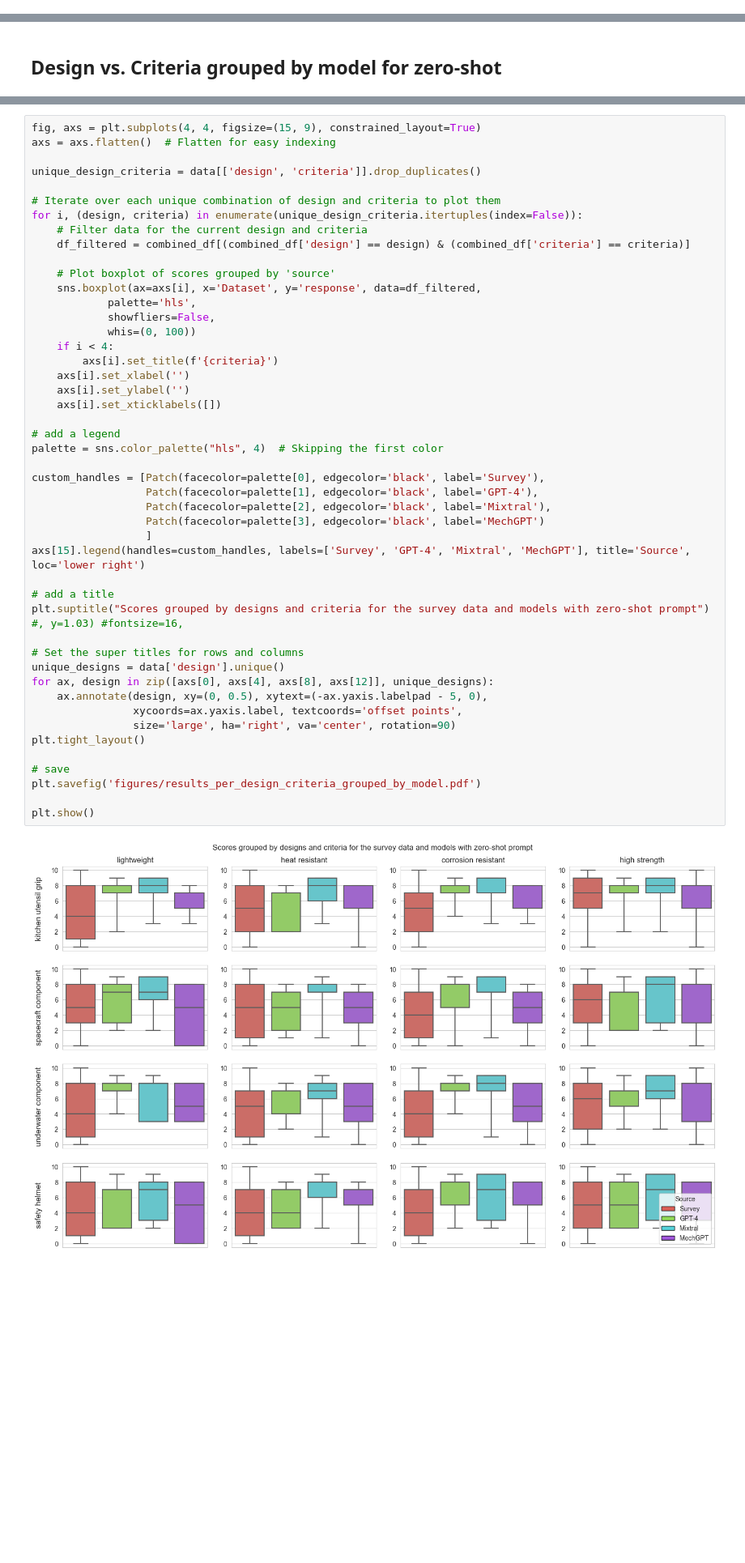
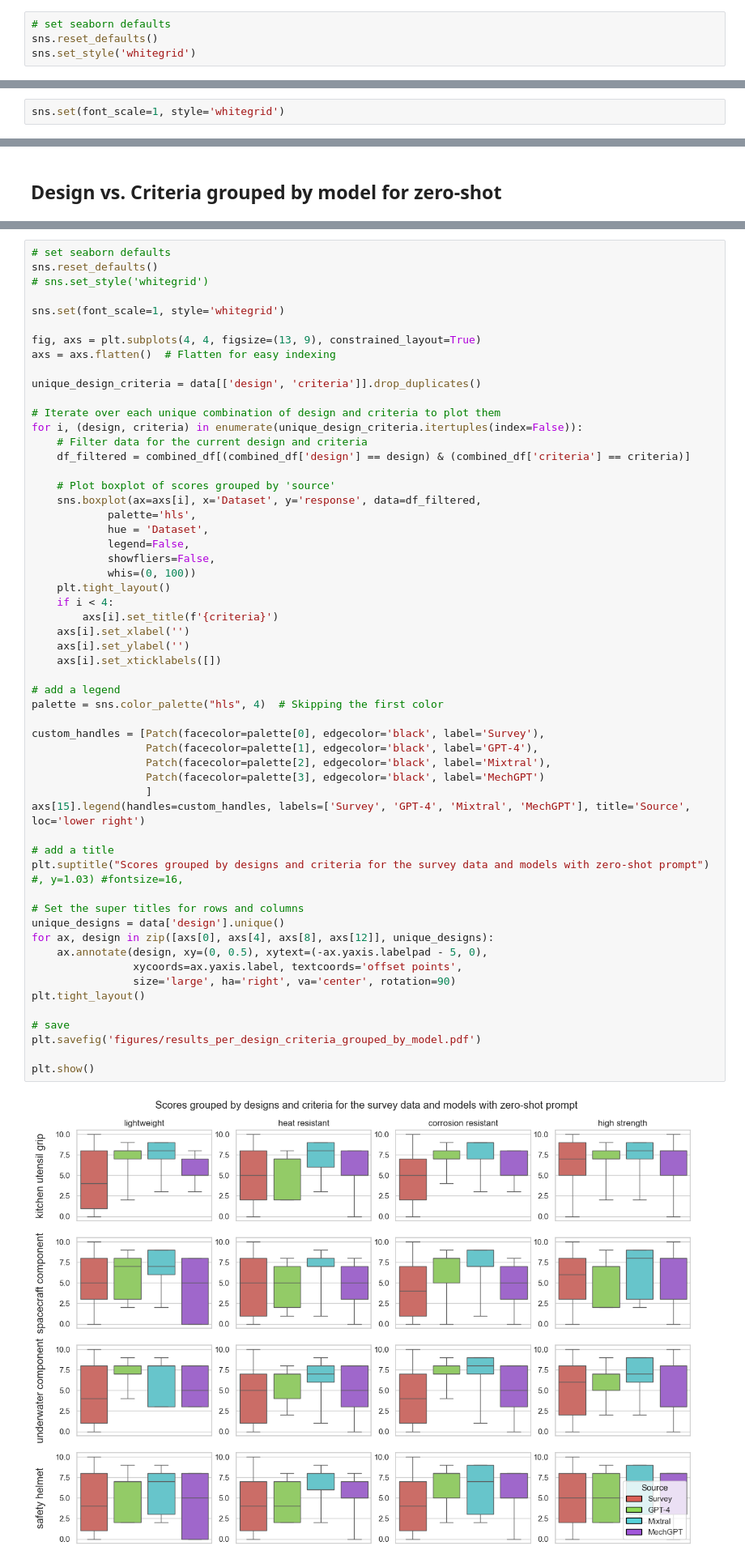
Before and after one commit to grndnl/llm_material_selection_jcise, a Jupyter notebook: evaluation/aggregate_results.ipynb, the cells around one changed output, grey strips where cells are left out. Shown: that part at 81% size. Drawn from its saved outputs; the diff is of its cells as text; blank space fills up the shorter version.

```diff
--- a/evaluation/aggregate_results.ipynb
+++ b/evaluation/aggregate_results.ipynb
@@ -19,2 +22,6 @@ combined_df = pd.concat([survey, gpt4, mixtral, melm])
+# %%
+# set seaborn defaults
+sns.reset_defaults()
+sns.set_style('whitegrid')
 # %%
 # Recreate the box and whisker plot with updated dataset names and excluding outliers
@@ -159,6 +168,8 @@ plt.show()
 [figure]
 # %% [markdown]
 ## Plotting NaN responses
+# %%
+sns.set(font_scale=1, style='whitegrid')
 # %%
 # Load the CSV file
 file_path = '../data/survey_responses_mapped.csv'
@@ -260,7 +269,13 @@ plt.show()
 # %% [output]
 [figure]
 # %%
-fig, axs = plt.subplots(4, 4, figsize=(15, 9), constrained_layout=True)
+# set seaborn defaults
+sns.reset_defaults()
+# sns.set_style('whitegrid')
+
+sns.set(font_scale=1, style='whitegrid')
+
+fig, axs = plt.subplots(4, 4, figsize=(13, 9), constrained_layout=True)
 axs = axs.flatten()  # Flatten for easy indexing
 
 unique_design_criteria = data[['design', 'criteria']].drop_duplicates()
@@ -273,41 +288,44 @@ for i, (design, criteria) in enumerate(unique_design_criteria.itertuples(index=F
     # Plot boxplot of scores grouped by 'source'
     sns.boxplot(ax=axs[i], x='Dataset', y='response', data=df_filtered,
             palette='hls',
+            hue = 'Dataset',
+            legend=False,
             showfliers=False,
             whis=(0, 100))
+    plt.tight_layout()
     if i < 4:
         axs[i].set_title(f'{criteria}')
     axs[i].set_xlabel('')
     axs[i].set_ylabel('')
     axs[i].set_xticklabels([])
 
 # add a legend
 palette = sns.color_palette("hls", 4)  # Skipping the first color
 
 custom_handles = [Patch(facecolor=palette[0], edgecolor='black', label='Survey'),
                   Patch(facecolor=palette[1], edgecolor='black', label='GPT-4'),
                   Patch(facecolor=palette[2], edgecolor='black', label='Mixtral'),
                   Patch(facecolor=palette[3], edgecolor='black', label='MechGPT')
                   ]
 axs[15].legend(handles=custom_handles, labels=['Survey', 'GPT-4', 'Mixtral', 'MechGPT'], title='Source', loc='lower right')
 
 # add a title
 plt.suptitle("Scores grouped by designs and criteria for the survey data and models with zero-shot prompt") #, y=1.03) #fontsize=16,
 
 # Set the super titles for rows and columns
 unique_designs = data['design'].unique()
 for ax, design in zip([axs[0], axs[4], axs[8], axs[12]], unique_designs):
     ax.annotate(design, xy=(0, 0.5), xytext=(-ax.yaxis.labelpad - 5, 0),
                 xycoords=ax.yaxis.label, textcoords='offset points',
                 size='large', ha='right', va='center', rotation=90)
 plt.tight_layout()
 
 # save
 plt.savefig('figures/results_per_design_criteria_grouped_by_model.pdf')
 
 plt.show()
 # %% [output]
-[figure, old version]
+[figure, new version]
 # %%
 fig, axs = plt.subplots(4, 4, figsize=(15, 9), constrained_layout=True)
 axs = axs.flatten()  # Flatten for easy indexing
```
Also changed, not shown: parts of 8 cells of this notebook, 10 other files.
